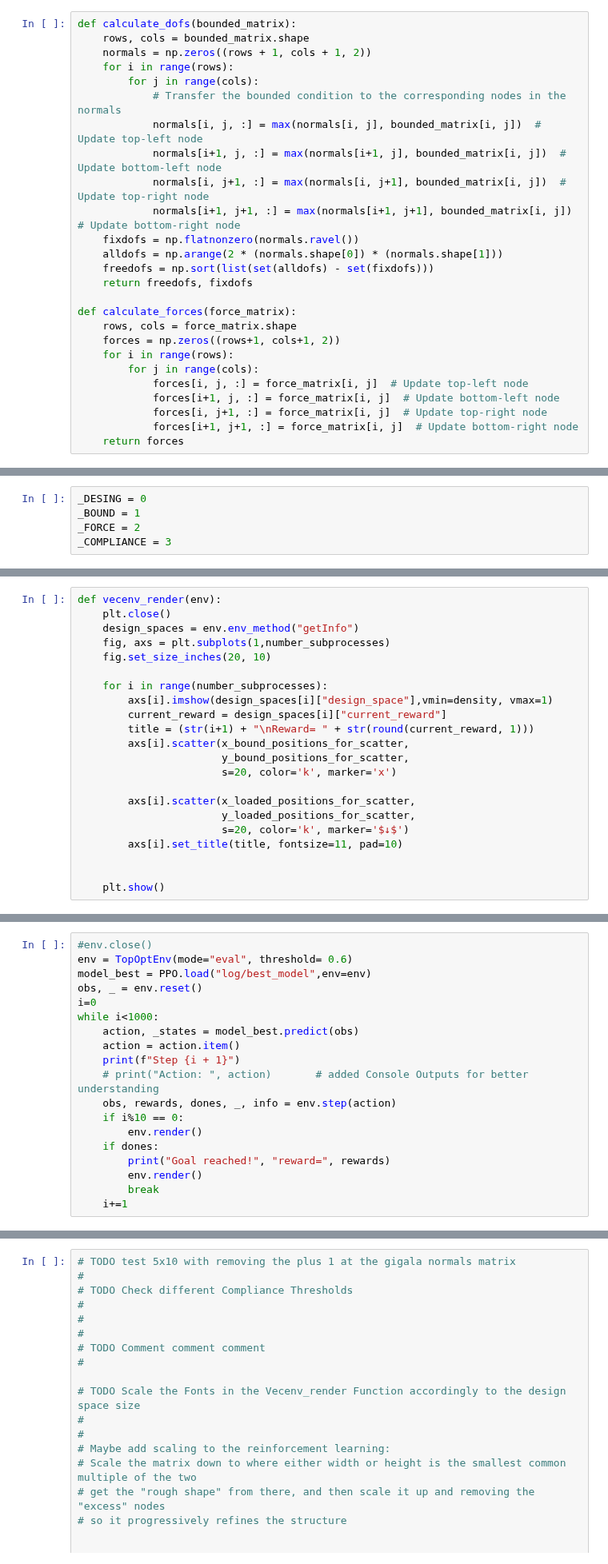
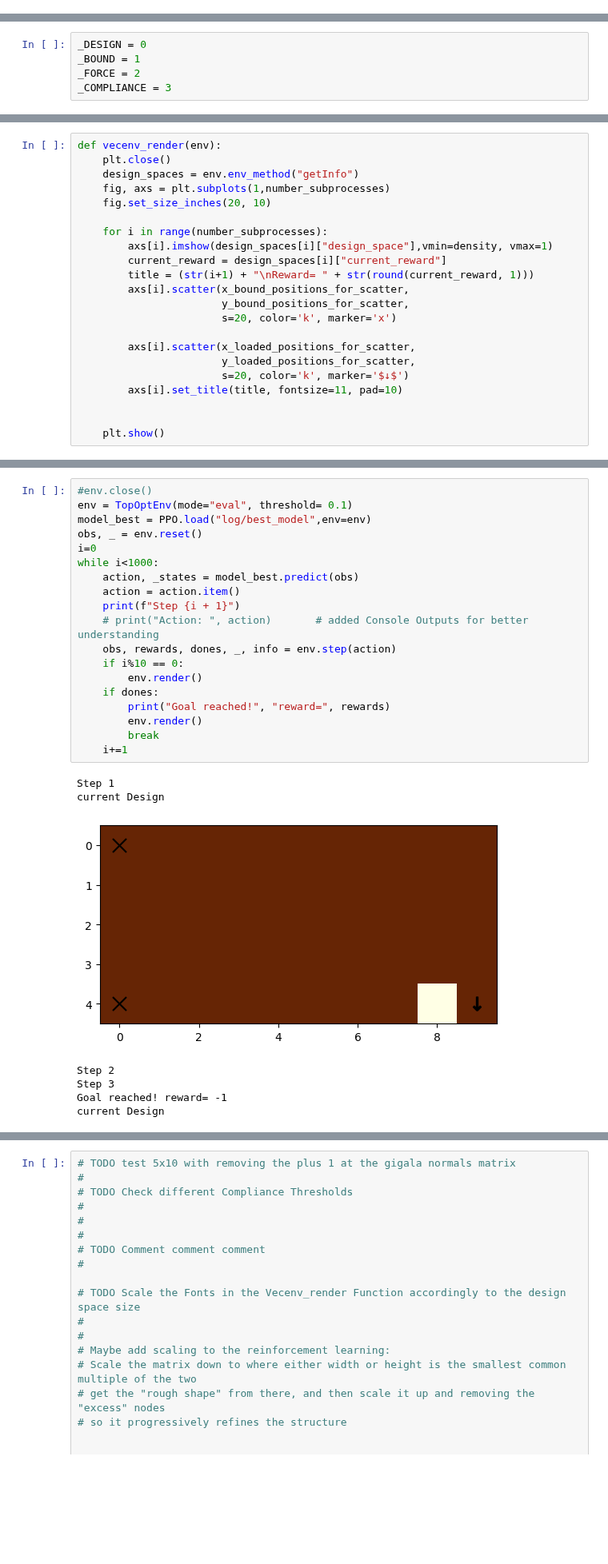
Before and after one commit to adrian0850/topology_optimization_RL_BA, a Jupyter notebook: src/from scratch V2.ipynb, the cells around one changed output, grey strips where cells are left out. Shown at 80% size. Cells and saved outputs as stored; diff of their text form; blank space fills up the shorter version.

```diff
--- a/src/from scratch V2.ipynb
+++ b/src/from scratch V2.ipynb
@@ -398,26 +304,0 @@ y_loaded_positions_for_scatter = [coord[0] for coord in convert_all(loaded_nodes
-# %%
-def calculate_dofs(bounded_matrix):
-    rows, cols = bounded_matrix.shape
-    normals = np.zeros((rows + 1, cols + 1, 2))
-    for i in range(rows):
-        for j in range(cols):
-            # Transfer the bounded condition to the corresponding nodes in the normals
-            normals[i, j, :] = max(normals[i, j], bounded_matrix[i, j])  # Update top-left node
-            normals[i+1, j, :] = max(normals[i+1, j], bounded_matrix[i, j])  # Update bottom-left node
-            normals[i, j+1, :] = max(normals[i, j+1], bounded_matrix[i, j])  # Update top-right node
-            normals[i+1, j+1, :] = max(normals[i+1, j+1], bounded_matrix[i, j])  # Update bottom-right node
-    fixdofs = np.flatnonzero(normals.ravel())
-    alldofs = np.arange(2 * (normals.shape[0]) * (normals.shape[1]))
-    freedofs = np.sort(list(set(alldofs) - set(fixdofs)))
-    return freedofs, fixdofs
-
-def calculate_forces(force_matrix):
-    rows, cols = force_matrix.shape
-    forces = np.zeros((rows+1, cols+1, 2))
-    for i in range(rows):
-        for j in range(cols):
-            forces[i, j, :] = force_matrix[i, j]  # Update top-left node
-            forces[i+1, j, :] = force_matrix[i, j]  # Update bottom-left node
-            forces[i, j+1, :] = force_matrix[i, j]  # Update top-right node
-            forces[i+1, j+1, :] = force_matrix[i, j]  # Update bottom-right node
-    return forces
@@ -801,7 +990,7 @@ TypeError: get_compliance() missing 3 required positional arguments: 'freedofs',
     - This function will reset Variables, that need to be a certain Value at the beginning of an Episode to their correct inital Value
     -
 # %%
-_DESING = 0
+_DESIGN = 0
 _BOUND = 1
 _FORCE = 2
 _COMPLIANCE = 3
@@ -1081,19 +1419,27 @@ print("Elapsed Time = " + str(end-start))
 # %%
 #env.close()
-env = TopOptEnv(mode="eval", threshold= 0.6)
+env = TopOptEnv(mode="eval", threshold= 0.1)
 model_best = PPO.load("log/best_model",env=env)
 obs, _ = env.reset()
 i=0
 while i<1000:
     action, _states = model_best.predict(obs)
     action = action.item()
     print(f"Step {i + 1}")
     # print("Action: ", action)       # added Console Outputs for better understanding
     obs, rewards, dones, _, info = env.step(action)
     if i%10 == 0:
         env.render()
     if dones:
         print("Goal reached!", "reward=", rewards)
         env.render()
         break
     i+=1
+# %% [output]
+Step 1
+current Design
+[figure, added]
+Step 2
+Step 3
+Goal reached! reward= -1
+current Design
```
Also changed, not shown: parts of 14 cells of this notebook, 5 other files.
